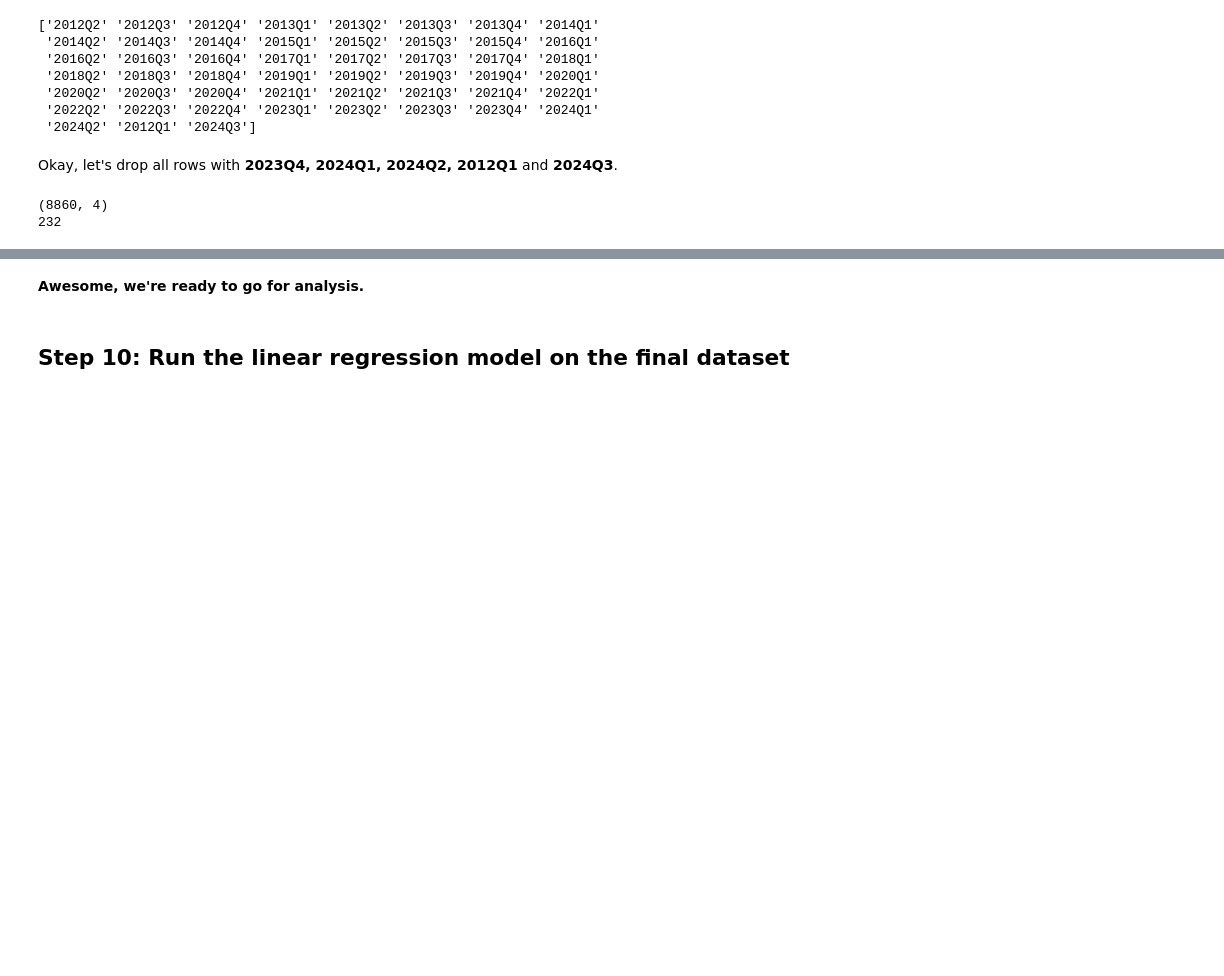
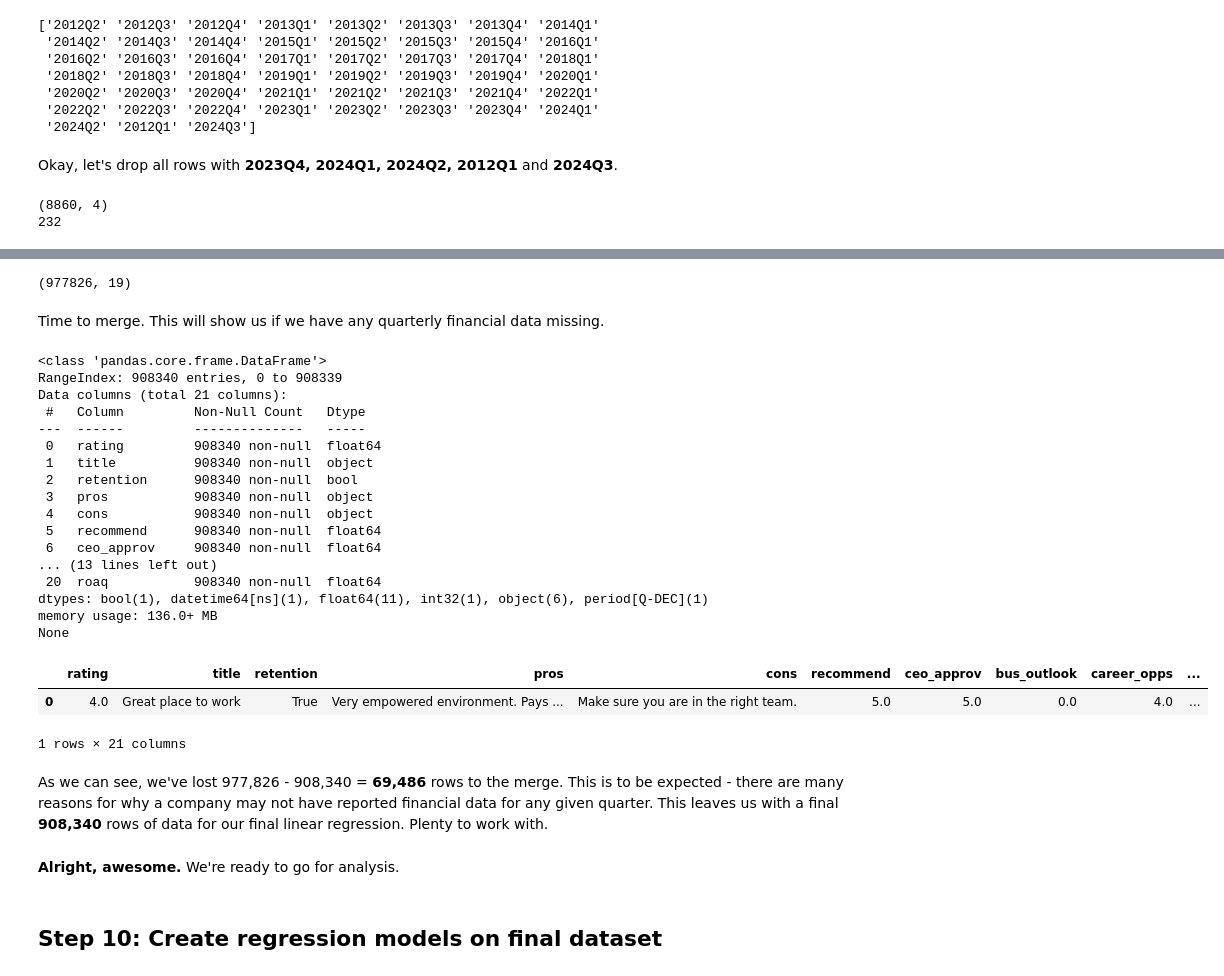
Before and after one commit to MatthiasGN/thesis, a Jupyter notebook: thesis-master.ipynb, the cells around one changed output, grey strips where cells are left out. Drawn from its saved outputs; the diff is of its cells as text; code cells hidden in the pictures; blank space fills up the shorter version.

Commit message:
Step 10: Create regression models

```diff
--- a/thesis-master.ipynb
+++ b/thesis-master.ipynb
@@ -1020,5 +1025,0 @@ Sweet, we didn't lose any of the 232 tickers. Let's rename the columns and get r
-# %%
-financials_df = financials_df.rename(columns={'tic':'ticker','datafqtr':'quarter'})
-merged_df = merged_df.rename(columns={'Ticker':'ticker'})
-financials_df['quarter'] = pd.PeriodIndex(financials_df['quarter'], freq='Q-DEC')
-print(merged_df.shape)
@@ -1039,4 +1026,42 @@ final_df.head(2)
-# %% [markdown]
-**Awesome, we're ready to go for analysis.**
+# %%
+rename_cols = {'status':'retention','Ticker':'ticker','Recommend':'recommend','CEO Approval':'ceo_approv','Business Outlook':'bus_outlook','Career Opportunities':'career_opps','Compensation and Benefits':'comp_benefits','Senior Management':'senior_mgmt','Work/Life Balance':'wl_balance','Culture & Values':'cult_values'}
+
+financials_df = financials_df.rename(columns={'tic':'ticker','datafqtr':'quarter'})
+merged_df = merged_df.rename(columns=rename_cols)
+financials_df['quarter'] = pd.PeriodIndex(financials_df['quarter'], freq='Q-DEC')
+print(merged_df.shape)
+# %% [output]
+(977826, 19)
+# %% [markdown]
+Time to merge. This will show us if we have any quarterly financial data missing.
+# %%
+final_df = merged_df.merge(financials_df, how='inner')
+print(final_df.info())
+final_df.head(1)
+# %% [output]
+<class 'pandas.core.frame.DataFrame'>
+RangeIndex: 908340 entries, 0 to 908339
+Data columns (total 21 columns):
+ #   Column         Non-Null Count   Dtype
+---  ------         --------------   -----
+ 0   rating         908340 non-null  float64
+ 1   title          908340 non-null  object
+ 2   retention      908340 non-null  bool
+ 3   pros           908340 non-null  object
+ 4   cons           908340 non-null  object
+ 5   recommend      908340 non-null  float64
+ 6   ceo_approv     908340 non-null  float64
+... (13 lines left out)
+ 20  roaq           908340 non-null  float64
+dtypes: bool(1), datetime64[ns](1), float64(11), int32(1), object(6), period[Q-DEC](1)
+memory usage: 136.0+ MB
+None
+|  | rating | title | retention | pros | cons | recommend | ceo_approv | bus_outlook | career_opps | ... |
+| 0 | 4.0 | Great place to work | True | Very empowered environment. Pays ... | Make sure you are in the right team. | 5.0 | 5.0 | 0.0 | 4.0 | ... |
+1 rows × 21 columns
+# %% [markdown]
+As we can see, we've lost 977,826 - 908,340 = **69,486** rows to the merge. This is to be expected - there are many reasons for why a company may not have reported financial data for any given quarter. This leaves us with a final **908,340** rows of data for our final linear regression. Plenty to work with.
+# %% [markdown]
+**Alright, awesome.** We're ready to go for analysis.
 # %% [markdown]
-## Step 10: Run the linear regression model on the final dataset
+## Step 10: Create regression models on final dataset
```
Also changed, not shown: parts of 19 cells of this notebook.
